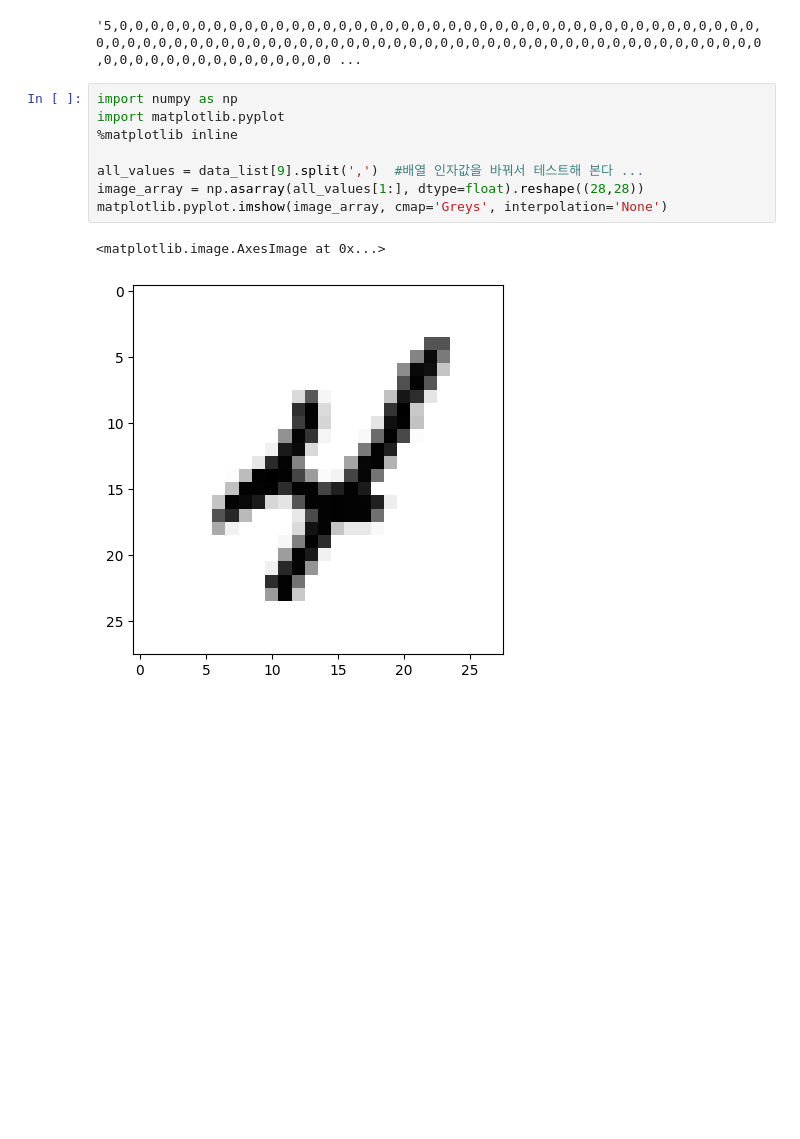
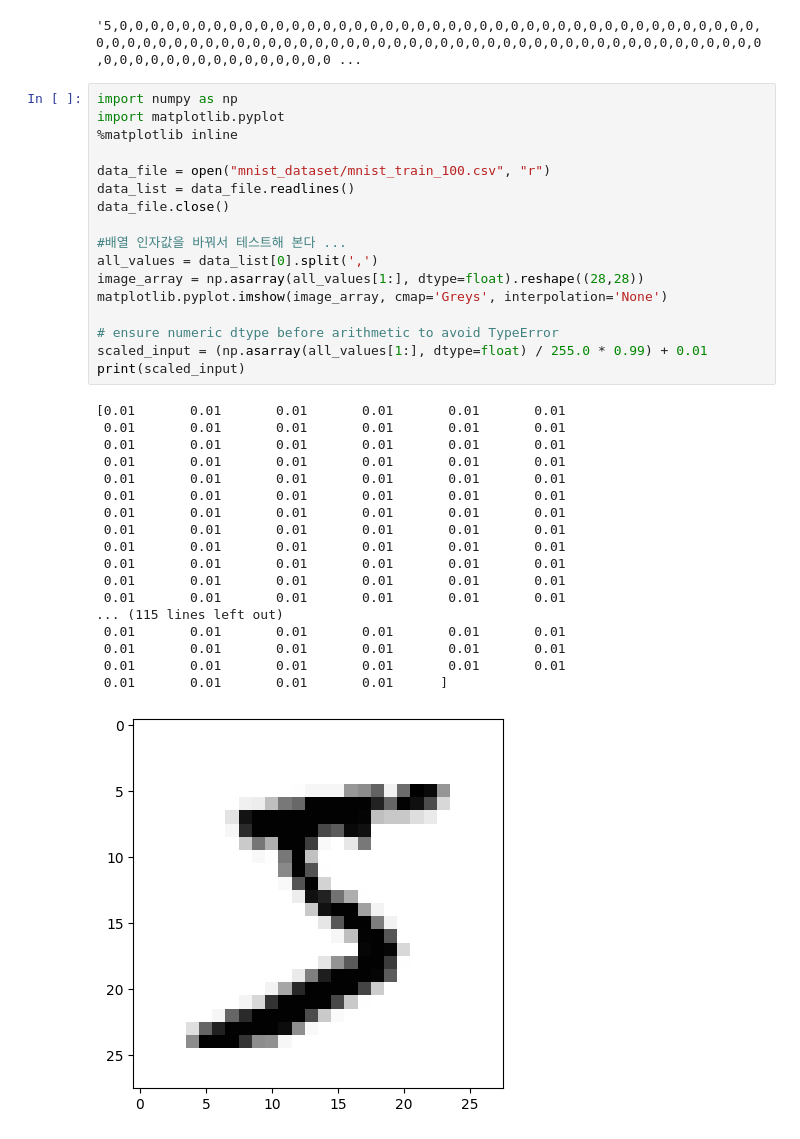
Before and after one commit to nampole/makeyourownneuralnetwork, a Jupyter notebook: fsonn.ipynb, the cells around one changed output. Cells and saved outputs as stored; diff of their text form; blank space fills up the shorter version.

```diff
--- a/fsonn.ipynb
+++ b/fsonn.ipynb
@@ -198,11 +208,36 @@ data_list[0]
 # %%
 import numpy as np
 import matplotlib.pyplot
 %matplotlib inline
 
-all_values = data_list[9].split(',')  #배열 인자값을 바꿔서 테스트해 본다 ...
+data_file = open("mnist_dataset/mnist_train_100.csv", "r")
+data_list = data_file.readlines()
+data_file.close()
+
+#배열 인자값을 바꿔서 테스트해 본다 ...
+all_values = data_list[0].split(',')
 image_array = np.asarray(all_values[1:], dtype=float).reshape((28,28))
 matplotlib.pyplot.imshow(image_array, cmap='Greys', interpolation='None')
+
+# ensure numeric dtype before arithmetic to avoid TypeError
+scaled_input = (np.asarray(all_values[1:], dtype=float) / 255.0 * 0.99) + 0.01
+print(scaled_input)
 # %% [output]
-<matplotlib.image.AxesImage at 0x...>
+[0.01       0.01       0.01       0.01       0.01       0.01
+ 0.01       0.01       0.01       0.01       0.01       0.01
+ 0.01       0.01       0.01       0.01       0.01       0.01
+ 0.01       0.01       0.01       0.01       0.01       0.01
+ 0.01       0.01       0.01       0.01       0.01       0.01
+ 0.01       0.01       0.01       0.01       0.01       0.01
+ 0.01       0.01       0.01       0.01       0.01       0.01
+ 0.01       0.01       0.01       0.01       0.01       0.01
+ 0.01       0.01       0.01       0.01       0.01       0.01
+ 0.01       0.01       0.01       0.01       0.01       0.01
+ 0.01       0.01       0.01       0.01       0.01       0.01
+ 0.01       0.01       0.01       0.01       0.01       0.01
+... (115 lines left out)
+ 0.01       0.01       0.01       0.01       0.01       0.01
+ 0.01       0.01       0.01       0.01       0.01       0.01
+ 0.01       0.01       0.01       0.01       0.01       0.01
+ 0.01       0.01       0.01       0.01      ]
-[figure, old version]
+[figure, new version]
```
Also changed, not shown: parts of 2 cells of this notebook, 2 other files.
